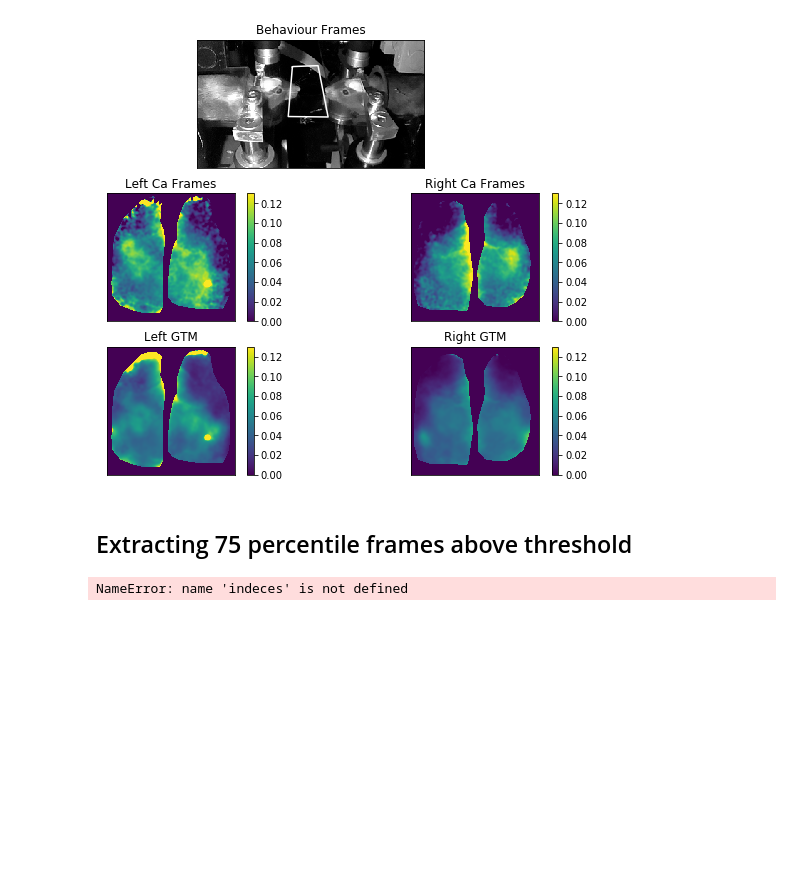
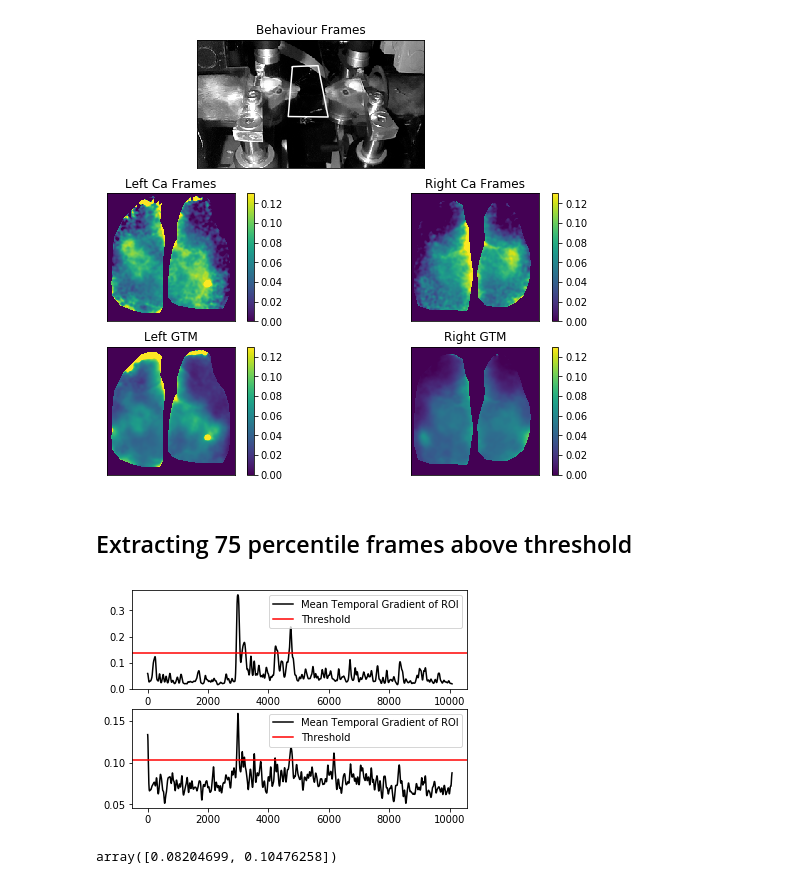
Before and after one commit to ubcbraincircuits/Dual_Imaging, a Jupyter notebook: FEDCODE/Dual_Imaging/Gradient triggered Maps.ipynb, the cells around one changed output. Cells and saved outputs as stored; diff of their text form; code cells hidden in the pictures; blank space fills up the shorter version.

```diff
--- a/FEDCODE/Dual_Imaging/Gradient triggered Maps.ipynb
+++ b/FEDCODE/Dual_Imaging/Gradient triggered Maps.ipynb
@@ -560,40 +559,42 @@ subtract_signal_std = numpy.std(
 subtract_signal_mean = numpy.mean(
     subtract_roi_gradient_signal
 )
-subract_threshold = (
+subtract_threshold = (
     subtract_signal_mean + SIGMA * subtract_signal_std
 )
 
 
 plt.figure()
 plt.subplot(211)
 plt.plot(
     roi_gradient_signal,
     color="k",
     label="Mean Temporal Gradient of ROI",
 )
 plt.axhline(signal_threshold, color="r", label="Threshold")
 plt.legend()
 plt.subplot(212)
 plt.plot(
     subtract_roi_gradient_signal,
     color="k",
     label="Mean Temporal Gradient of ROI",
 )
 plt.axhline(subract_threshold, color="r", label="Threshold")
 plt.legend()
 
 indeces = numpy.where(
     roi_gradient_signal[100:] >= signal_threshold
 )
 indeces = numpy.asarray(indeces)
 indeces += 100
 
 subtract_indeces = numpy.where(
     subtract_roi_gradient_signal[100:] >= subtract_threshold
 )
 subtract_indeces = numpy.asarray(subtract_indeces)
 subtract_indeces += 100
+# %% [output]
+[figure, added]
 # %%
 percentile_75 = numpy.array(
     [
@@ -602,6 +603,8 @@ percentile_75 = numpy.array(
     ]
 )
 
+# Fed was saving this for some reason; see cell below
+"""
 if "12mm" in l_green_frame_file:
     numpy.save(
         directory
@@ -610,8 +613,11 @@ if "12mm" in l_green_frame_file:
         percentile_75,
     )
     print("Saved 12mm file")
+"""
-# %% [output]
-NameError: name 'indeces' is not defined
+# %%
+numpy.load("C:/Users/User/Documents/FEDCODE - Nick/20180312/Experiment_2/75th_percentile_calcium_together.npy")
+# %% [output]
+array([0.08204699, 0.10476258])
 # %%
 pruned_indeces = [[]]
 for index in indeces[0]:
```
Also changed, not shown: parts of 6 cells of this notebook.
